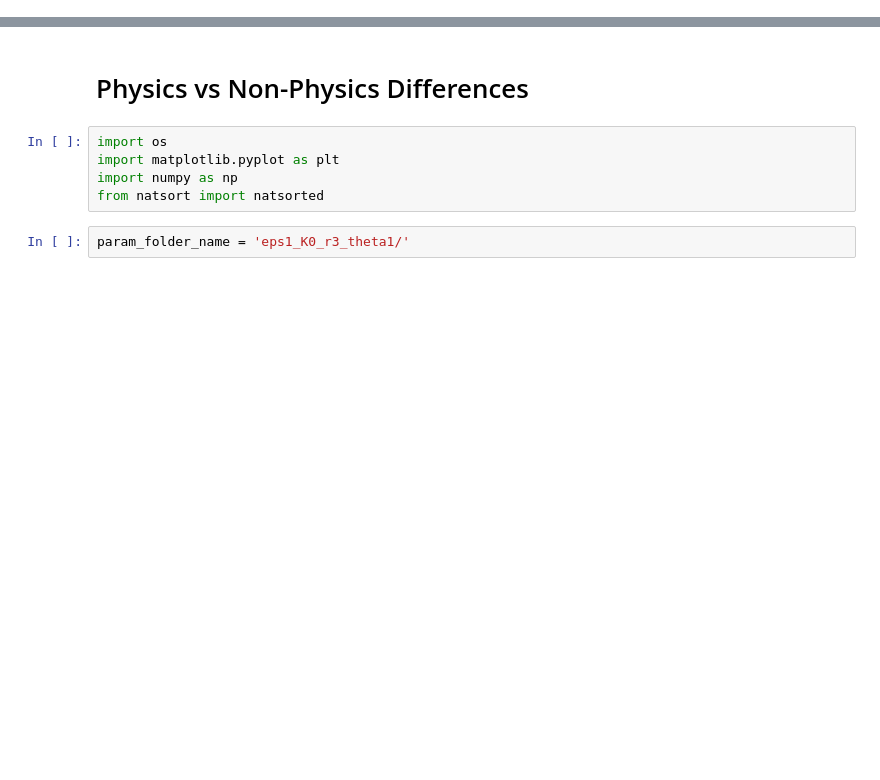
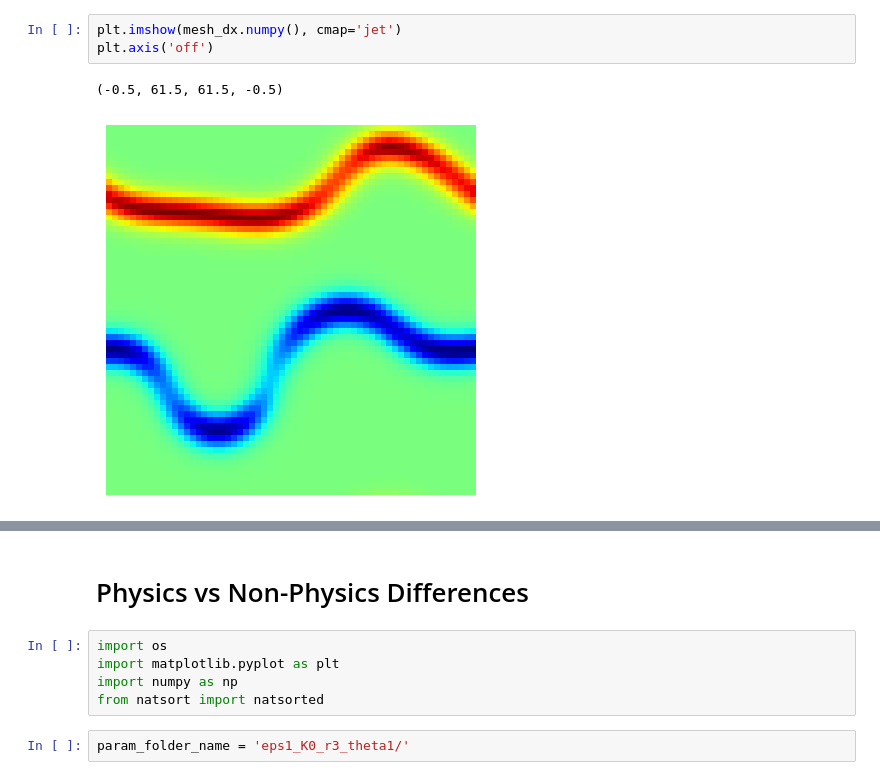
Before and after one commit to hasan-rakibul/PC-SRGAN, a Jupyter notebook: src/analyses.ipynb, the cells around one changed output, grey strips where cells are left out. Drawn from its saved outputs; the diff is of its cells as text; blank space fills up the shorter version.

```diff
--- a/src/analyses.ipynb
+++ b/src/analyses.ipynb
@@ -0,0 +36,6 @@
+# %%
+plt.imshow(mesh_dx.numpy(), cmap='jet')
+plt.axis('off')
+# %% [output]
+(-0.5, 61.5, 61.5, -0.5)
+[figure, added]
```
Also changed, not shown: parts of 6 cells of this notebook, 8 other files.
